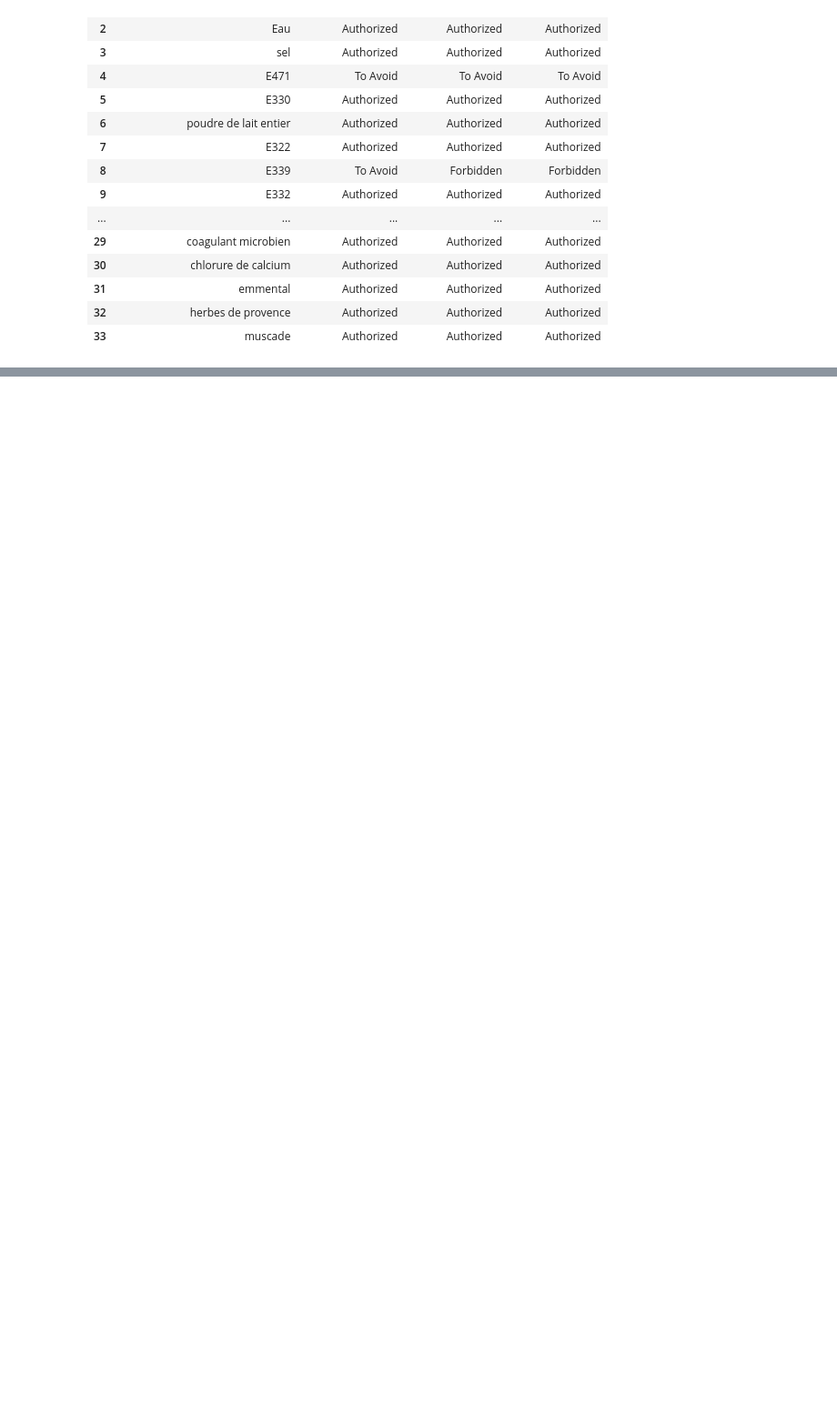
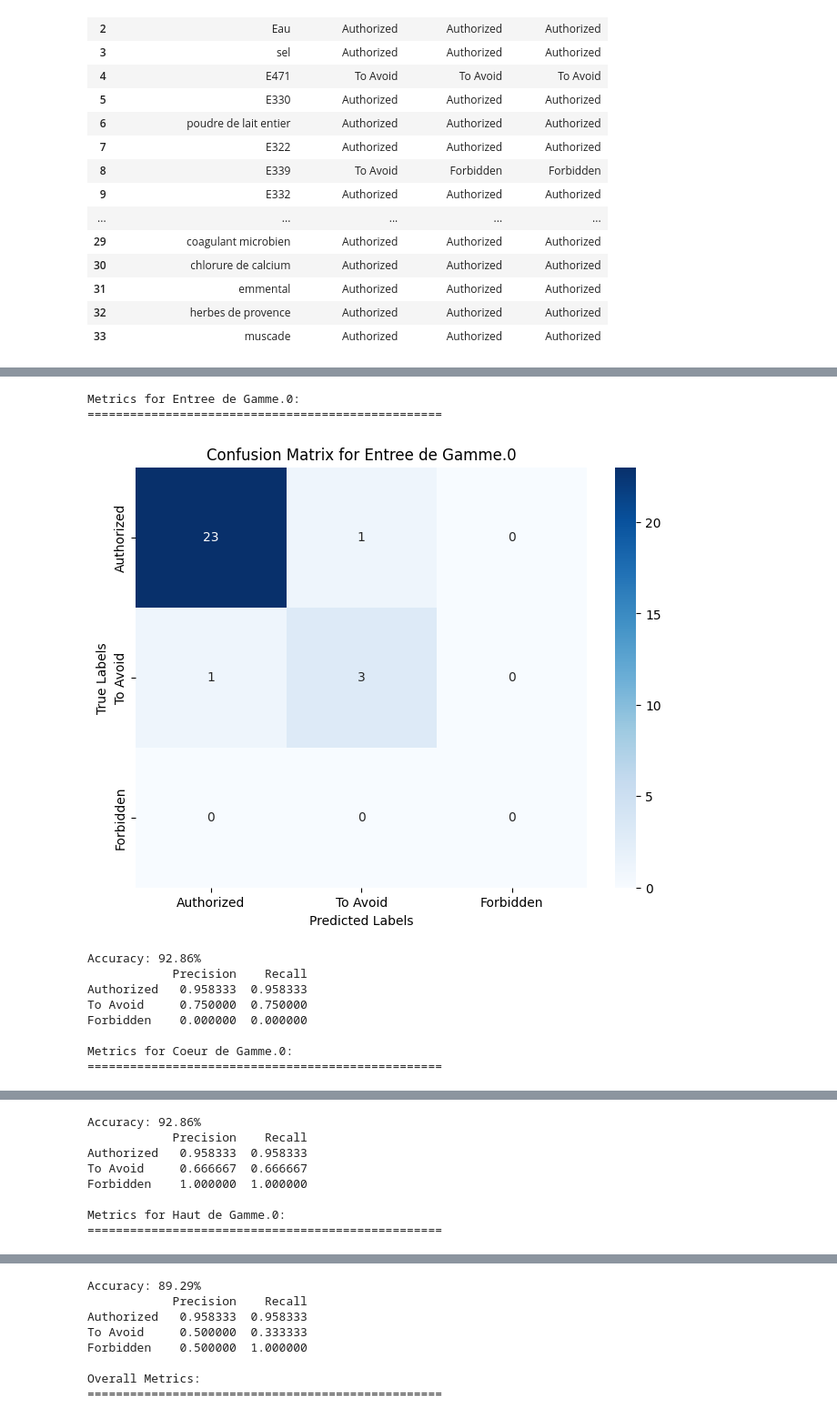
Before and after one commit to QuivrHQ/MegaParse, a Jupyter notebook: notebooks/query_pdf.ipynb, the cells around one changed output, grey strips where cells are left out. Shown: that part at 91% size. Saved outputs shown, nothing was run; the diff lists cells and outputs as text; code cells hidden in the pictures; blank space fills up the shorter version.

```diff
--- a/notebooks/query_pdf.ipynb
+++ b/notebooks/query_pdf.ipynb
@@ -311,11 +365,8 @@ correct_predictions = {}
 for column in matched_generated_df.columns:
     if column == 'name' or column == 'cleaned_name':
         continue
-    correct_predictions[column] = (matched_generated_df[column] == ground_truth_df[column[:-2]]).sum()
+    correct_predictions[column] = (matched_generated_df[column] == ground_truth_df_copy[column[:-2]]).sum()
 
 total_predictions = len(matched_generated_df)
 
 accuracy = {category : correct_predictions[category] / total_predictions for category in correct_predictions.keys()}
-
-for category, acc in accuracy.items():
-    print(f'Accuracy for {category}: {acc * 100:.2f}%')
@@ -341,10 +388,10 @@ for category in matched_generated_df.columns:
     if category in ['cleaned_name', 'name']:
         continue
     ground_truth_category = category[:-2]
-    errors = matched_generated_df[matched_generated_df[category] != ground_truth_df[ground_truth_category]]
+    errors = matched_generated_df[matched_generated_df[category] != ground_truth_df_copy[ground_truth_category]]
 
     for index, row in errors.iterrows():
-        key = ground_truth_df.at[index, 'cleaned_name']  # Using cleaned_name as the key
+        key = ground_truth_df_copy.at[index, 'cleaned_name']  # Using cleaned_name as the key
         if key in errors_count[ground_truth_category]:
             errors_count[ground_truth_category][key] += 1
         else:
@@ -372,6 +404,0 @@ errors_count
-# %%
-print("The predictions were incorrect for the following products:")
-for category in ['Entree de Gamme', 'Coeur de Gamme', 'Haut de Gamme']:
-    incorrect_predictions = matched_generated_df[matched_generated_df[category] != ground_truth_df[category]]
-    print(f"\nIncorrect predictions for {category}:")
-    print(incorrect_predictions)
@@ -398,0 +484,2 @@ Incorrect predictions for Haut de Gamme:
+# %%
+metrics, overall_metrics = compute_metrics(matched_generated_df, ground_truth_df_copy)
@@ -398,0 +537,14 @@ Incorrect predictions for Haut de Gamme:
+# %%
+display_metrics(metrics, overall_metrics)
+# %% [output]
+Metrics for Entree de Gamme.0:
+==================================================
+[figure, added]
+Accuracy: 92.86%
+            Precision    Recall
+Authorized   0.958333  0.958333
+To Avoid     0.750000  0.750000
+Forbidden    0.000000  0.000000
+
+Metrics for Coeur de Gamme.0:
+==================================================
@@ -398,0 +552,8 @@ Incorrect predictions for Haut de Gamme:
+Accuracy: 92.86%
+            Precision    Recall
+Authorized   0.958333  0.958333
+To Avoid     0.666667  0.666667
+Forbidden    1.000000  1.000000
+
+Metrics for Haut de Gamme.0:
+==================================================
@@ -398,0 +561,8 @@ Incorrect predictions for Haut de Gamme:
+Accuracy: 89.29%
+            Precision    Recall
+Authorized   0.958333  0.958333
+To Avoid     0.500000  0.333333
+Forbidden    0.500000  1.000000
+
+Overall Metrics:
+==================================================
```
Also changed, not shown: parts of 24 cells of this notebook, 5 other files.
